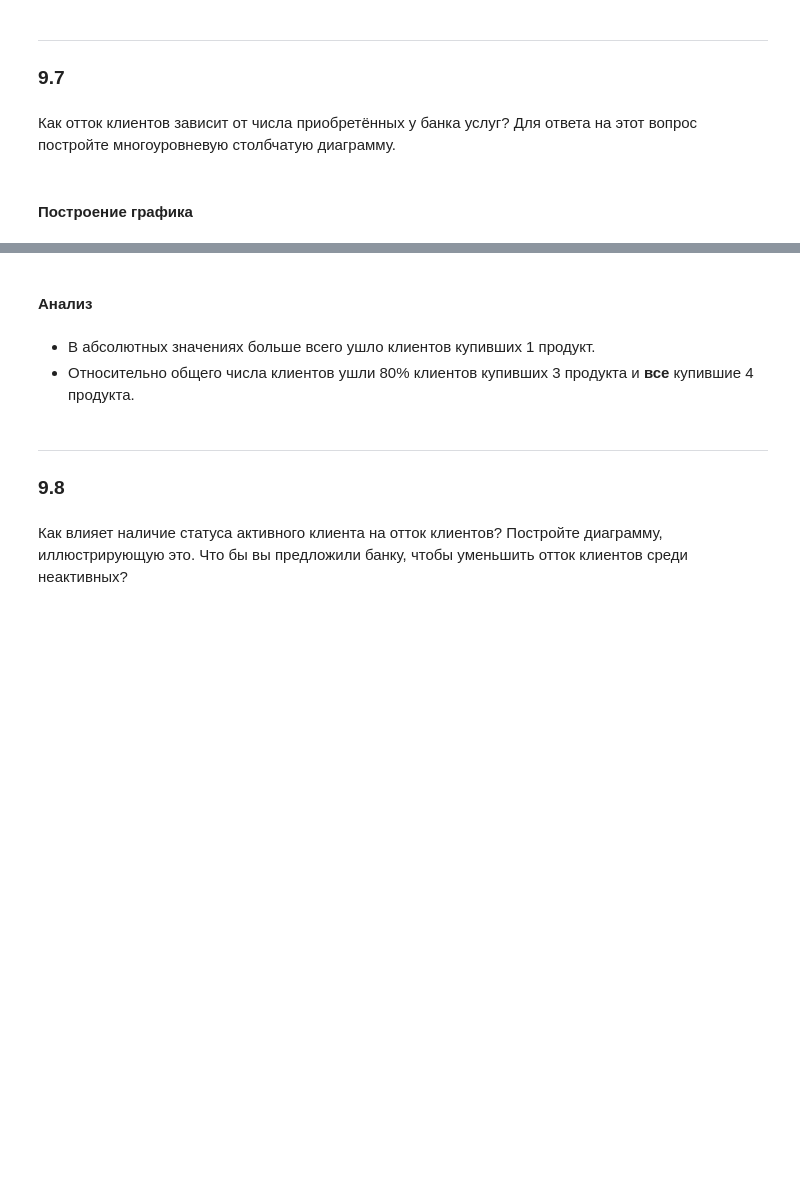
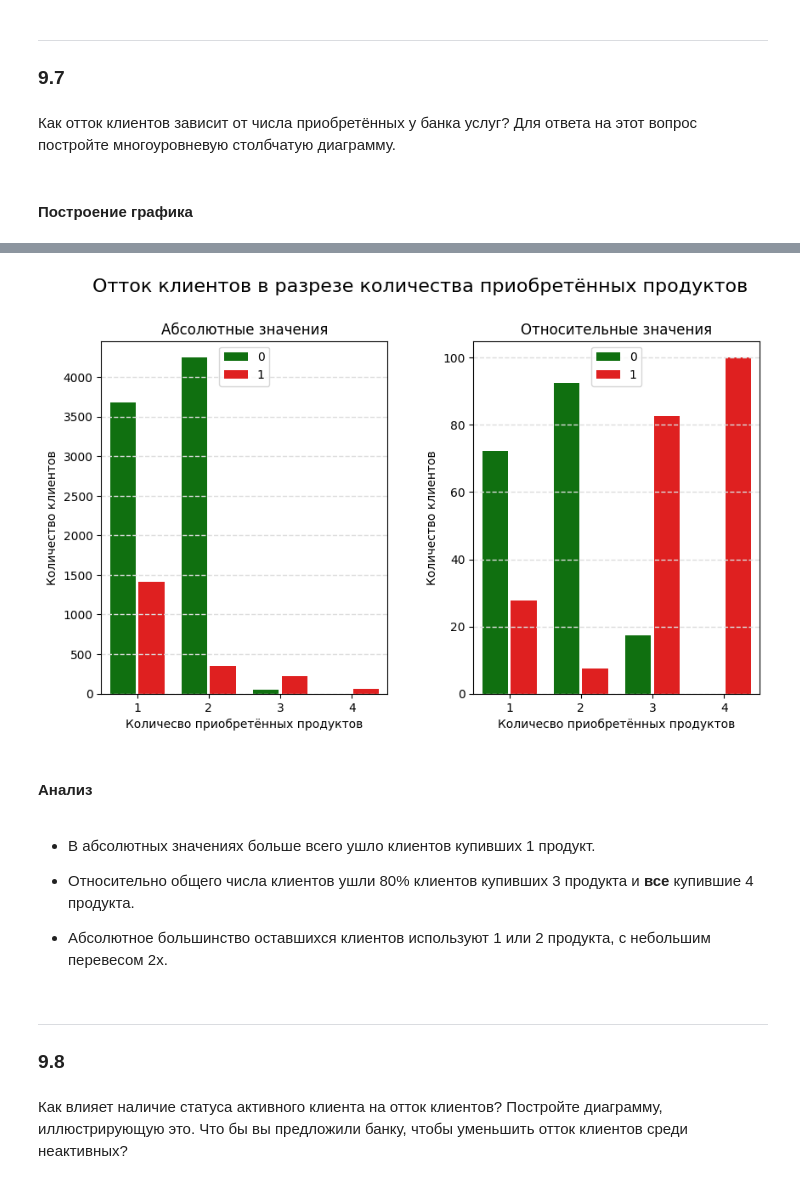
Before and after one commit to tcheredeev/skf_dsprmgu, a Jupyter notebook: Блок 1. Знакомство с данными. Python для анализа данных/PYTHON-13. Визуализация данных/Задание 9.11. Модуль 13 (HW-01).ipynb, the cells around one changed output, grey strips where cells are left out. Cells and saved outputs as stored; diff of their text form; code cells hidden in the pictures; blank space fills up the shorter version.

```diff
--- a/Блок 1. Знакомство с данными. Python для анализа данных/PYTHON-13. Визуализация данных/Задание 9.11. Модуль 13 (HW-01).ipynb
+++ b/Блок 1. Знакомство с данными. Python для анализа данных/PYTHON-13. Визуализация данных/Задание 9.11. Модуль 13 (HW-01).ipynb
@@ -380,8 +365,88 @@ plt.show()
+# %%
+data_df = churn_df.loc[:, ['NumOfProducts', 'Exited']]
+
+data_df_sum = data_df.copy()
+data_df_sum['Count'] = 1
+data_df_sum = data_df_sum.groupby(by=['NumOfProducts'], as_index=False)[['Count']].sum()
+
+data_df_all = data_df.copy()
+data_df_all['Count'] = 1
+data_df_all = data_df_all.groupby(['NumOfProducts','Exited'], as_index=False).count()
+
+
+num_of_products = data_df_all['NumOfProducts'].unique()
+exited = data_df_all['Exited'].unique()
+for np in num_of_products:
+    for ex in exited:
+        all_row_mask = (data_df_all['NumOfProducts'] == np) & (data_df_all['Exited'] == ex)
+        sum_row_mask = data_df_sum['NumOfProducts'] == np
+        data_df_all.loc[all_row_mask, 'Overall'] = data_df_sum.loc[sum_row_mask, 'Count'].iloc[0]
+
+data_df_all['Percent'] = data_df_all['Count'] / data_df_all['Overall'] * 100
+
+figure, (ax11, ax12, ) = plt.subplots(nrows=1, ncols=2, figsize=(10, 5))
+figure.suptitle('Отток клиентов в разрезе количества приобретённых продуктов', fontsize=16)
+
+sns.barplot(
+    data=data_df_all,
+    x="NumOfProducts",
+    y="Count",
+    hue="Exited",
+    palette=['g', 'r'],
+    ax=ax11,
+    gap=.1,
+)
+sns.barplot(
+    data=data_df_all,
+    x="NumOfProducts",
+    y="Percent",
+    hue="Exited",
+    palette=['g', 'r'],
+    ax=ax12,
+    gap=.1,
+)
+
+ax11.set_title('Абсолютные значения')
+ax11.grid(True, color='#ddd', linestyle='dashed', linewidth=1)
+ax11.grid(False, axis='x')
+ax11.set_xlabel('Количесво приобретённых продуктов');
+ax11.set_ylabel('Количество клиентов');
+ax11.x = 1
+
+ax12.set_title('Относительные значения')
+ax12.grid(True, color='#ddd', linestyle='dashed', linewidth=1)
+ax12.grid(False, axis='x')
+ax12.set_xlabel('Количесво приобретённых продуктов');
+ax12.set_ylabel('Количество клиентов');
+ax12.x = 1
+
+
+a, b = ('Ушедшие', 'Оставшиеся') if ax11.get_legend_handles_labels()[0] == 0 \
+    else ('Оставшиеся', 'Ушедшие')
+# ax11.legend([a, b])
+# ax11.legend_.set_bbox_to_anchor((0.5, 1.15))
+ax11.legend_.set_loc('upper center')
+ax11.legend_.set_title('')
+
+a, b = ('Ушедшие', 'Оставшиеся') if ax12.get_legend_handles_labels()[0] == 0 \
+    else ('Оставшиеся', 'Ушедшие')
+# ax12.legend([a, b])
+# ax12.legend_.set_bbox_to_anchor((0.5, 1.15))
+ax12.legend_.set_loc('upper center')
+ax12.legend_.set_title('')
+
+plt.subplots_adjust(top=0.83,bottom=0, wspace=0.3, hspace=0.4)
+plt.show()
+# %% [output]
+[figure, added]
 # %% [markdown]
 #### Анализ
 # %% [markdown]
 - В абсолютных значениях больше всего ушло клиентов купивших 1 продукт.
+
 - Относительно общего числа клиентов ушли 80% клиентов купивших 3 продукта и **все** купившие 4 продукта.
+
+- Абсолютное большинство оставшихся клиентов используют 1 или 2 продукта, с небольшим перевесом 2х.
 # %% [markdown]
 ---
 ### 9.8
```
Also changed, not shown: parts of 11 cells of this notebook, 2 other files.
